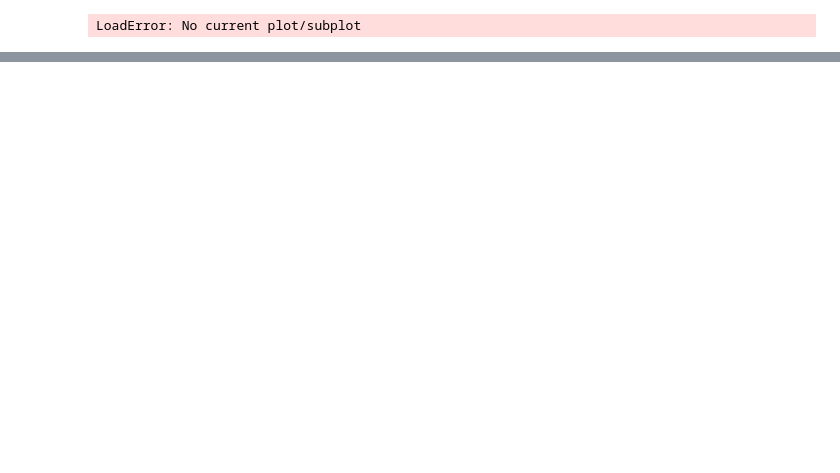
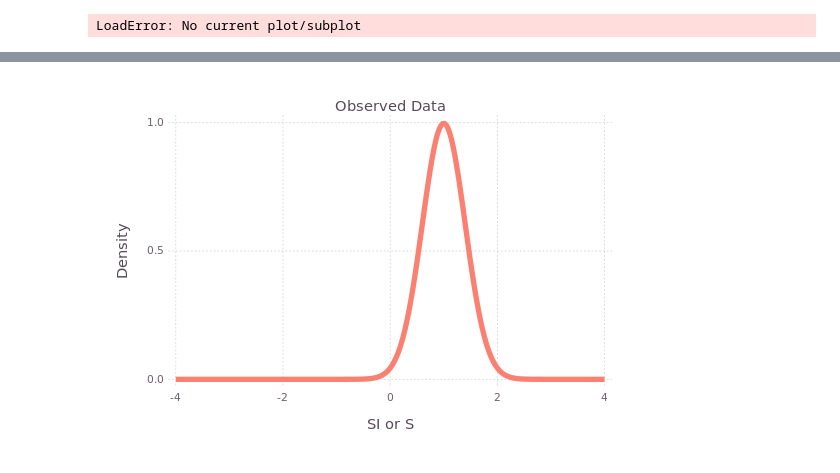
Before and after one commit to sallyseal/random_walks, a Jupyter notebook: plotting.ipynb, the cells around one changed output, grey strips where cells are left out. Saved outputs shown, nothing was run; the diff lists cells and outputs as text; code cells hidden in the pictures; blank space fills up the shorter version.

```diff
--- a/plotting.ipynb
+++ b/plotting.ipynb
@@ -236,0 +266,8 @@ PyObject <matplotlib.collections.PathCollection object at 0x...>
+# %%
+using Distributions;
+using Gadfly;
+
+p=plot([x -> pdf(Normal(1,0.4), x)]
+      , -4, 4, Guide.xlabel("SI or S"), Guide.ylabel("Density"), Guide.title("Observed Data"), Theme(default_color = colorant"salmon", line_width = 4pt))
+# %% [output]
+[figure, added]
```
Also changed, not shown: parts of 18 cells of this notebook, 9 other files.
